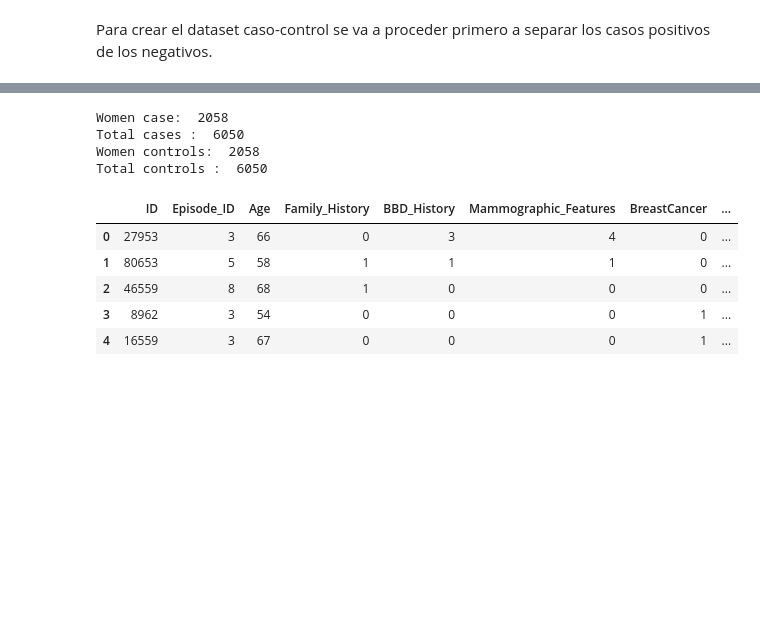
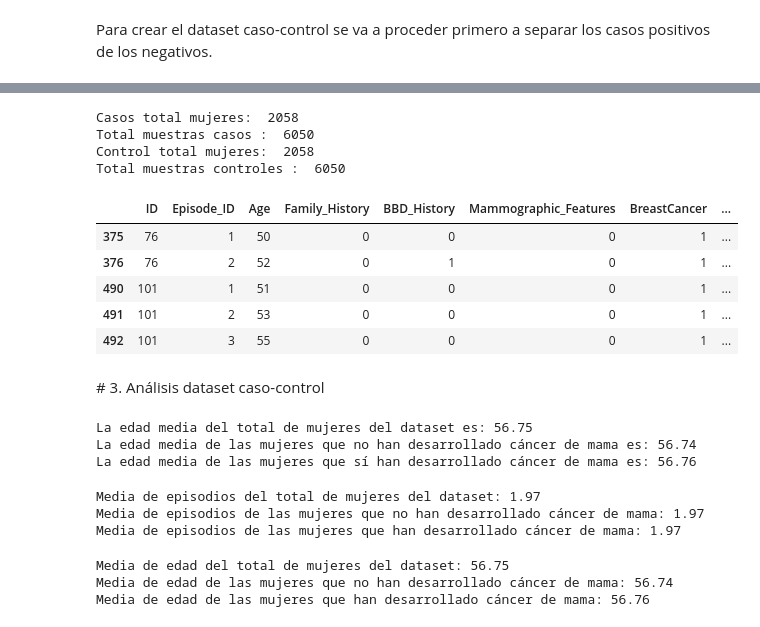
Before and after one commit to Txibani/tfm-code, a Jupyter notebook: notebooks/COHORT_TO_CASE-CONTROL.ipynb, the cells around one changed output, grey strips where cells are left out. Saved outputs shown, nothing was run; the diff lists cells and outputs as text; code cells hidden in the pictures; blank space fills up the shorter version.

Commit message:
cohort-to-case-control

```diff
--- a/notebooks/COHORT_TO_CASE-CONTROL.ipynb
+++ b/notebooks/COHORT_TO_CASE-CONTROL.ipynb
@@ -37,15 +49,13 @@ Primero se muestras las funciones que hemos utilizado para la generación del da
 # %%
 def indexFinder(df_search, row, index_list, c=0):
     """
-    # Función que busca el control por cada caso en base al identificador
+    # Función que busca el primer control por cada caso en base al identificador
     Args:
         df_search: dataset que contiene solo controles donde buscar
         row: fila del dataset de casos
         index_list: lista de filas ya utilizadas
         c: índice que marca en que espisodio estamos
     """
-    random_index = 0
-
     age_list = []
     if (len(index_list) > 0):
         df_search = df_search.drop(index_list, axis=0)
@@ -55,15 +65,13 @@ def indexFinder(df_search, row, index_list, c=0):
             df_search = df_search.loc[(df_search[col] == row[col]) &
                                       (df_search['BreastCancer'] != row['BreastCancer']) &
                                      (df_search['ID'] == c)]
-        random_index = 0
     else:
         for col in columns:
             df_search = df_search.loc[(df_search[col] == row[col]) &
                                       (df_search['BreastCancer'] != row['BreastCancer'])]
-        random_index = random.randint(1, df_search.shape[0])
 
 
-    return df_search if df_search.empty else df_search.head(1) if random_index == 0 else df_search.iloc[[random_index]]
+    return df_search if df_search.empty else df_search.head(1)
 # %%
 def findControl(df_controls, df_cases):
     """
@@ -156,25 +159,27 @@ control_data.head()
 # %%
 # Se crea el dataset final caso-control
 whole_data = pd.concat([case_data, control_data])
 
 # Se desordena los dataos
-whole_data = whole_data.sample(frac=1).reset_index(drop=True)
+# whole_data = whole_data.sample(frac=1).reset_index(drop=True)
 
-print('Women case: ', len(case_data['ID'].unique()))
-print('Total cases : ', case_data.shape[0])
+print('Casos total mujeres: ', len(case_data['ID'].unique()))
+print('Total muestras casos : ', case_data.shape[0])
 
-print('Women controls: ', len(control_data['ID'].unique()))
-print('Total controls : ', control_data.shape[0])
+print('Control total mujeres: ', len(control_data['ID'].unique()))
+print('Total muestras controles : ', control_data.shape[0])
 
 whole_data.head()
 # %% [output]
-Women case:  2058
-Total cases :  6050
-Women controls:  2058
-Total controls :  6050
+Casos total mujeres:  2058
+Total muestras casos :  6050
+Control total mujeres:  2058
+Total muestras controles :  6050
 |  | ID | Episode_ID | Age | Family_History | BBD_History | Mammographic_Features | BreastCancer | ... |
-| 0 | 27953 | 3 | 66 | 0 | 3 | 4 | 0 | ... |
-| 1 | 80653 | 5 | 58 | 1 | 1 | 1 | 0 | ... |
-| 2 | 46559 | 8 | 68 | 1 | 0 | 0 | 0 | ... |
-| 3 | 8962 | 3 | 54 | 0 | 0 | 0 | 1 | ... |
-| 4 | 16559 | 3 | 67 | 0 | 0 | 0 | 1 | ... |
+| 375 | 76 | 1 | 50 | 0 | 0 | 0 | 1 | ... |
+| 376 | 76 | 2 | 52 | 0 | 1 | 0 | 1 | ... |
+| 490 | 101 | 1 | 51 | 0 | 0 | 0 | 1 | ... |
+| 491 | 101 | 2 | 53 | 0 | 0 | 0 | 1 | ... |
+| 492 | 101 | 3 | 55 | 0 | 0 | 0 | 1 | ... |
+# %% [markdown]
+# 3. Análisis dataset caso-control
@@ -180,0 +190,33 @@ Total controls :  6050
+# %%
+print("La edad media del total de mujeres del dataset es: "
+      "{:.2f}".format(df_mean_total.describe()["Age"]["mean"]))
+print("La edad media de las mujeres que no han desarrollado cáncer de mama es: "
+      "{:.2f}".format(df_mean_cancer_free.describe()["Age"]["mean"]))
+print("La edad media de las mujeres que sí han desarrollado cáncer de mama es: "
+      "{:.2f}".format(df_mean_cancer.describe()["Age"]["mean"]))
+# %% [output]
+La edad media del total de mujeres del dataset es: 56.75
+La edad media de las mujeres que no han desarrollado cáncer de mama es: 56.74
+La edad media de las mujeres que sí han desarrollado cáncer de mama es: 56.76
+# %%
+print("Media de episodios del total de mujeres del dataset: "
+      "{:.2f}".format(df_mean_total.describe()["Episode_ID"]["mean"]))
+print("Media de episodios de las mujeres que no han desarrollado cáncer de mama: "
+      "{:.2f}".format(df_mean_cancer_free.describe()["Episode_ID"]["mean"]))
+print("Media de episodios de las mujeres que han desarrollado cáncer de mama: "
+      "{:.2f}".format(df_mean_cancer.describe()["Episode_ID"]["mean"]))
+# %% [output]
+Media de episodios del total de mujeres del dataset: 1.97
+Media de episodios de las mujeres que no han desarrollado cáncer de mama: 1.97
+Media de episodios de las mujeres que han desarrollado cáncer de mama: 1.97
+# %%
+print("Media de edad del total de mujeres del dataset: "
+      "{:.2f}".format(df_mean_total.describe()["Age"]["mean"]))
+print("Media de edad de las mujeres que no han desarrollado cáncer de mama: "
+      "{:.2f}".format(df_mean_cancer_free.describe()["Age"]["mean"]))
+print("Media de edad de las mujeres que han desarrollado cáncer de mama: "
+      "{:.2f}".format(df_mean_cancer.describe()["Age"]["mean"]))
+# %% [output]
+Media de edad del total de mujeres del dataset: 56.75
+Media de edad de las mujeres que no han desarrollado cáncer de mama: 56.74
+Media de edad de las mujeres que han desarrollado cáncer de mama: 56.76
```
Also changed, not shown: parts of 16 cells of this notebook, 2 other files.
